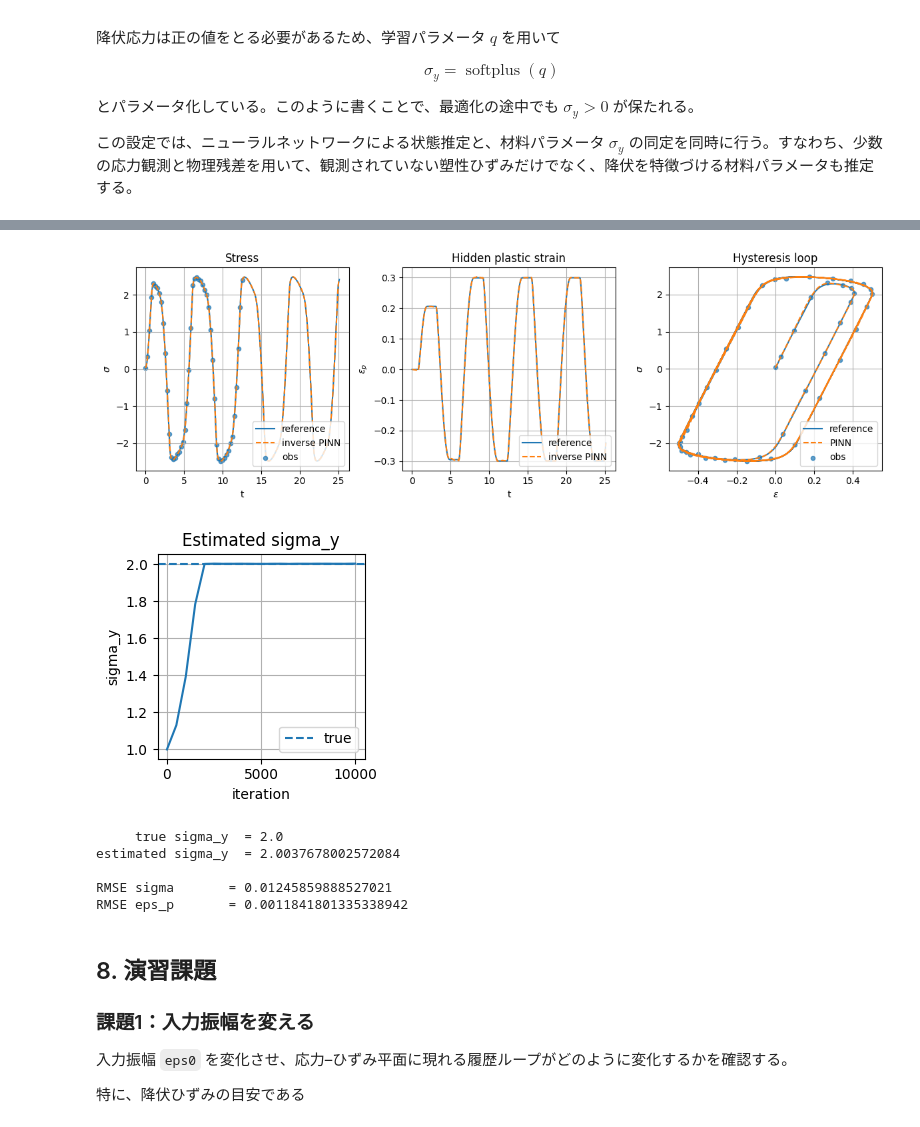
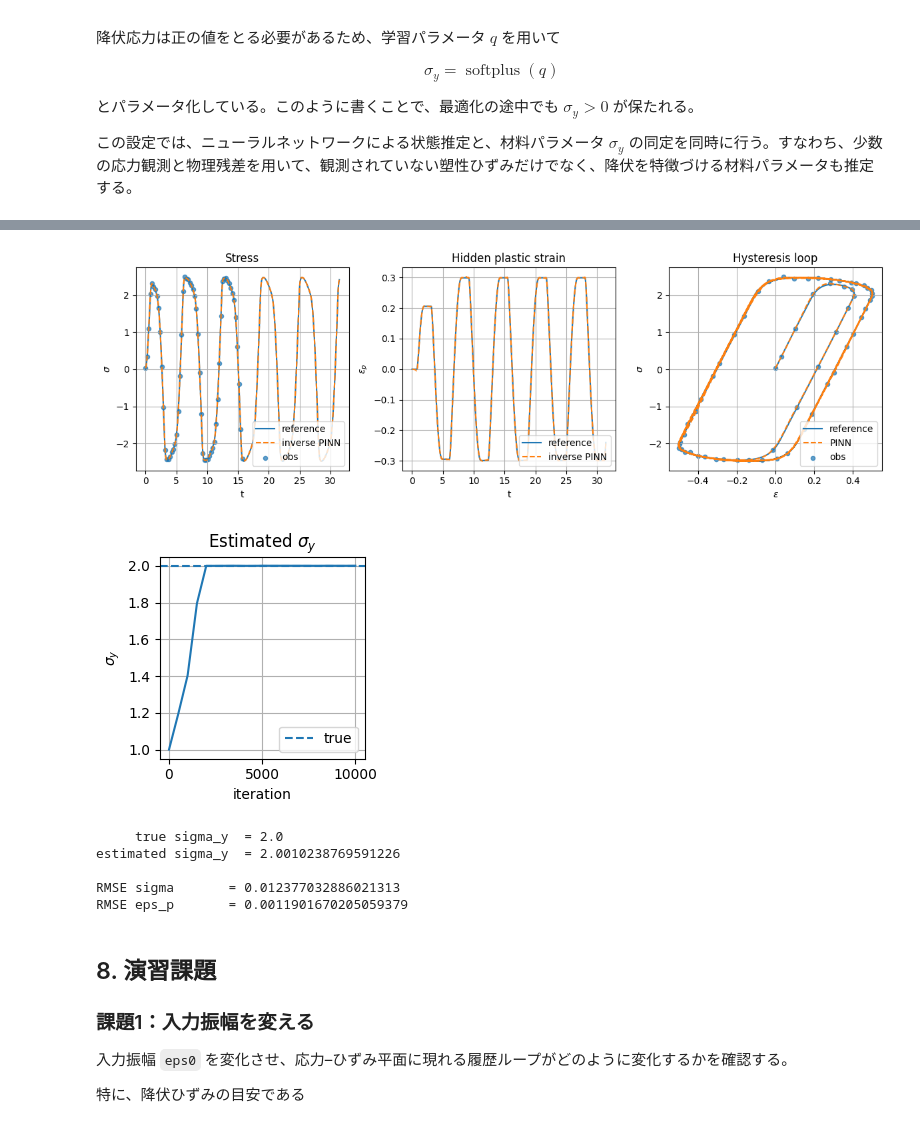
Before and after one commit to itoshin110/Lecture-of-physics-informed-neural-networks, a Jupyter notebook: pinn_elastoviscoplastic_bingham.ipynb, the cells around one changed output, grey strips where cells are left out. Drawn from its saved outputs; the diff is of its cells as text; code cells hidden in the pictures.

```diff
--- a/pinn_elastoviscoplastic_bingham.ipynb
+++ b/pinn_elastoviscoplastic_bingham.ipynb
@@ -192,7 +192,7 @@ eps0 = 0.50
 k_smooth = 50.0
 
 # 時間区間
-T = 8 * np.pi       # 4周期
+T = 10 * np.pi       # 5周期
 Nt = 1200
 t_np = np.linspace(0.0, T, Nt)
 
@@ -425,7 +425,7 @@ sigma_all = torch.tensor(sigma_ref[:, None], device=device)
 epsp_all = torch.tensor(epsp_ref[:, None], device=device)
 
 # 少数の応力観測点
-N_data = 50
+N_data = 60
 idx_data = np.linspace(0, Nt//2-1, N_data).astype(int)
 
 noise_level = 0.01  # 応力ノイズレベル
@@ -965,43 +965,43 @@ plt.close()
 
 
 shows = [InversePINN_task.sigma_y_trainable,InversePINN_task.eta_v_trainable,InversePINN_task.eta_p_trainable,InversePINN_task.E_trainable]
-names = ["sigma_y", "E", "eta_v", "eta_p"]
+names = [r"$\sigma_y$", r"$E$", r"$\eta_v$", r"$\eta_p$"]
 valus = [sigma_y.item(), E.item(), eta_v.item(), eta_p.item()]
 trues = [sigma_y_true, E_true, eta_v_true, eta_p_true]
 
 row = []
 for show, name, value, true_value in zip(shows, names, valus, trues):
     if not show: continue
     row.append([name, value, true_value])
 
 ncols = len(row)
 plt.figure(figsize=(3*ncols, 3))
 for i in range(ncols):
     plt.subplot(1, ncols, i+1)
     plt.plot(history_inv[:, 0], history_inv[:, i+2])
     plt.axhline(row[i][2], linestyle="--", label="true")
     plt.xlabel("iteration")
     plt.ylabel(row[i][0])
     plt.title("Estimated " + row[i][0])
     plt.legend()
     plt.grid()
 plt.tight_layout()
 plt.show()
 
 for i in range(ncols):
-    print("     true " + row[i][0] + "  =", row[i][2])
-    print("estimated " + row[i][0] + "  =", row[i][1])
+    print("     true " + row[i][0].replace("$", "").replace("\\", "") + "  =", row[i][2])
+    print("estimated " + row[i][0].replace("$", "").replace("\\", "") + "  =", row[i][1])
     print("")
 print("RMSE sigma       =", np.sqrt(np.mean((sigma_inv - sigma_ref)**2)))
 print("RMSE eps_p       =", np.sqrt(np.mean((epsp_inv - epsp_ref)**2)))
 # %% [output]
-[figure, old version]
+[figure, new version]
-[figure, old version]
+[figure, new version]
      true sigma_y  = 2.0
-estimated sigma_y  = 2.0037678002572084
+estimated sigma_y  = 2.0010238769591226
 
-RMSE sigma       = 0.01245859888527021
-RMSE eps_p       = 0.0011841801335338942
+RMSE sigma       = 0.012377032886021313
+RMSE eps_p       = 0.0011901670205059379
 # %% [markdown]
 ## 8. 演習課題
 
```
Also changed, not shown: parts of 11 cells of this notebook.
